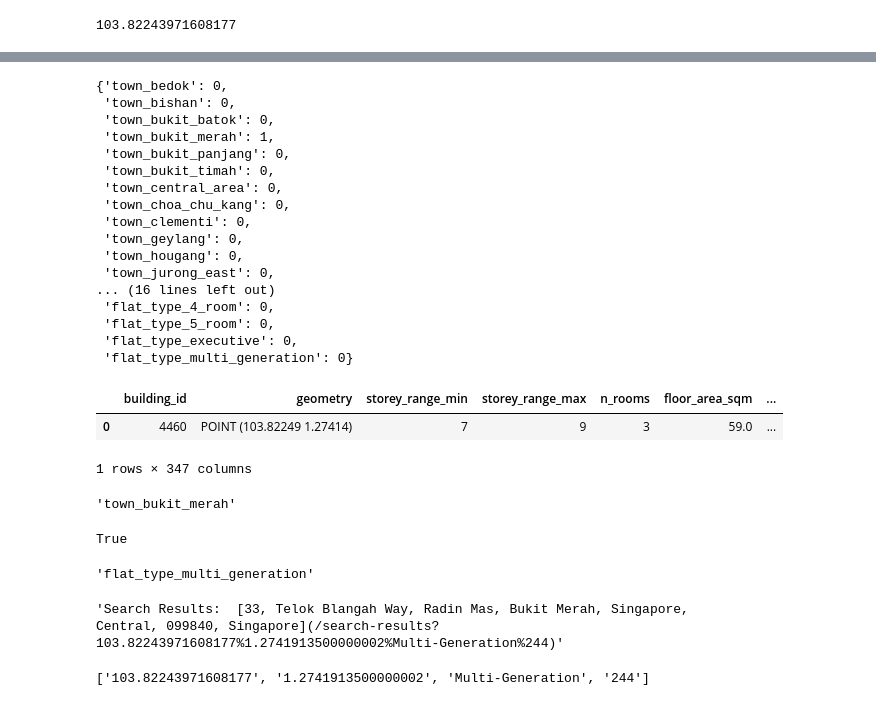
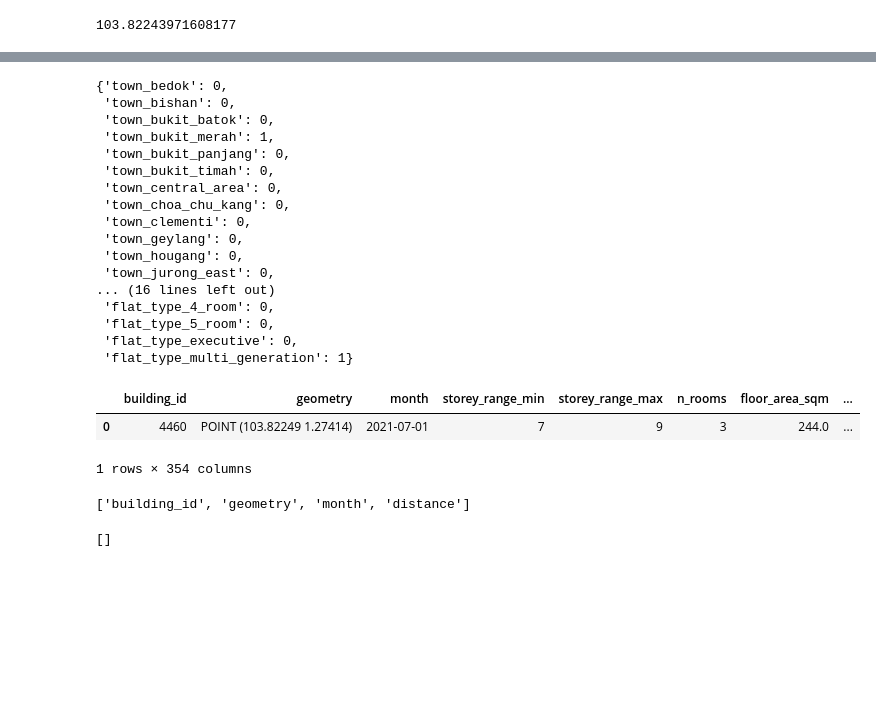
Before and after one commit to mcmanus-git/Singapore-HDB, a Jupyter notebook: michael/EDA/Get Coords from Address String Test.ipynb, the cells around one changed output, grey strips where cells are left out. Saved outputs shown, nothing was run; the diff lists cells and outputs as text; code cells hidden in the pictures; blank space fills up the shorter version.

Commit message:
added logic for data query and prediction.  error on list index out of range search_params_from_url = pathname.split("?")[1].split("%")

```diff
--- a/michael/EDA/Get Coords from Address String Test.ipynb
+++ b/michael/EDA/Get Coords from Address String Test.ipynb
@@ -394,0 +781,3 @@ location.longitude
+# %%
+pathname = f"""/search-results?{address}%{location.longitude}%{location.latitude}%{flat_type.replace(' ', '-')}%{sq_m}"""
+pathname
@@ -394,0 +786,3 @@ location.longitude
+# %%
+search_params_from_url = pathname.split("?")[1].split("%")
+search_params_from_url
@@ -395,3 +795,8 @@ location.longitude
+# %%
+lon = search_params_from_url[1]
+lat = search_params_from_url[2]
+flat_type = search_params_from_url[3]
+sq_m = search_params_from_url[4]
 # %%
 start_time = timeit.default_timer()
 
@@ -454,17 +834,13 @@ towns_dict = {'town_bedok': 0,
 # %%
-flat_type = "2 Room"
+# flat_type = "2 Room"
+location = geolocator.geocode(address.replace('-', ' '), namedetails=True)
 if flat_type != 1:
     # If flat_type isn't 1 bedroom add 1 to which town the address is in
     town_key = f"town_{location.raw['display_name'].split(', ')[3].lower().replace(' ', '_')}"
     if town_key in towns_dict.keys():
         towns_dict[town_key] = 1
     if flat_type:
-        towns_dict[f"flat_type_{flat_type.lower().replace(' ', '_')}"] = 1
-
-    # for town in towns:
-    #     if town.strip('town_') == location.raw['display_name'].split(', ')[3].lower().replace(' ', '_'):
-    #         towns_dict[town] = 1
-    # Add 1 to which flat_type
+        towns_dict[f"flat_type_{flat_type.lower().replace(' ', '_').replace('-', '_')}"] = 1
 # %%
 towns_dict
 # %% [output]
@@ -484,4 +860,4 @@ towns_dict
  'flat_type_4_room': 0,
  'flat_type_5_room': 0,
  'flat_type_executive': 0,
- 'flat_type_multi_generation': 0}
+ 'flat_type_multi_generation': 1}
@@ -490,6 +864,11 @@ import pandas as pd
 # %%
-df.merge(pd.DataFrame(towns_dict, index=[0]), right_index=True, left_index=True)
+
+df.loc[0, 'floor_area_sqm'] = int(sq_m)
+df.loc[0, 'remaining_lease_years'] = (datetime.now().year - df['month'].dt.year).values
+df = df.merge(pd.DataFrame(towns_dict, index=[0]), right_index=True, left_index=True)
+
+df
 # %% [output]
-|  | building_id | geometry | storey_range_min | storey_range_max | n_rooms | floor_area_sqm | ... |
-| 0 | 4460 | POINT (103.82249 1.27414) | 7 | 9 | 3 | 59.0 | ... |
+|  | building_id | geometry | month | storey_range_min | storey_range_max | n_rooms | floor_area_sqm | ... |
+| 0 | 4460 | POINT (103.82249 1.27414) | 2021-07-01 | 7 | 9 | 3 | 244.0 | ... |
-1 rows × 347 columns
+1 rows × 354 columns
@@ -499,20 +874,0 @@ flat_types_dict = {'flat_type_2_room': 0, 'flat_type_3_room': 0, 'flat_type_4_ro
-# %%
-f"town_{location.raw['display_name'].split(', ')[3].lower().replace(' ', '_')}"
-# %% [output]
-'town_bukit_merah'
-# %%
-'town_bishan' in towns_dict.keys()
-# %% [output]
-True
-# %%
-flat_type = "2 Room"
-flat_type = "Executive"
-flat_type = "Multi Generation"
-sq_m = 244
-f"flat_type_{flat_type.lower().replace(' ', '_')}"
-# %% [output]
-'flat_type_multi_generation'
-# %%
-f"""Search Results:  \n[{location.address}](/search-results?{location.longitude}%{location.latitude}%{flat_type.replace(' ', '-')}%{sq_m})"""
-# %% [output]
-'Search Results:  [33, Telok Blangah Way, Radin Mas, Bukit Merah, Singapore, Central, 099840, Singapore](/search-results?103.82243971608177%1.2741913500000002%Multi-Generation%244)'
@@ -521,4 +874,0 @@ url = "/search-results?103.82243971608177%1.2741913500000002%Multi-Generation%24
-# %%
-url.split("?")[1].split("%")
-# %% [output]
-['103.82243971608177', '1.2741913500000002', 'Multi-Generation', '244']
@@ -524,0 +1226,16 @@ url.split("?")[1].split("%")
+# %%
+missing = []
+for col in df.columns:
+    if col not in model_must_have:
+        missing.append(col)
+missing
+# %% [output]
+['building_id', 'geometry', 'month', 'distance']
+# %%
+missing = []
+for col in model_must_have:
+    if col not in df.columns:
+        missing.append(col)
+missing
+# %% [output]
+[]
```
Also changed, not shown: parts of 21 cells of this notebook, 6 other files.
